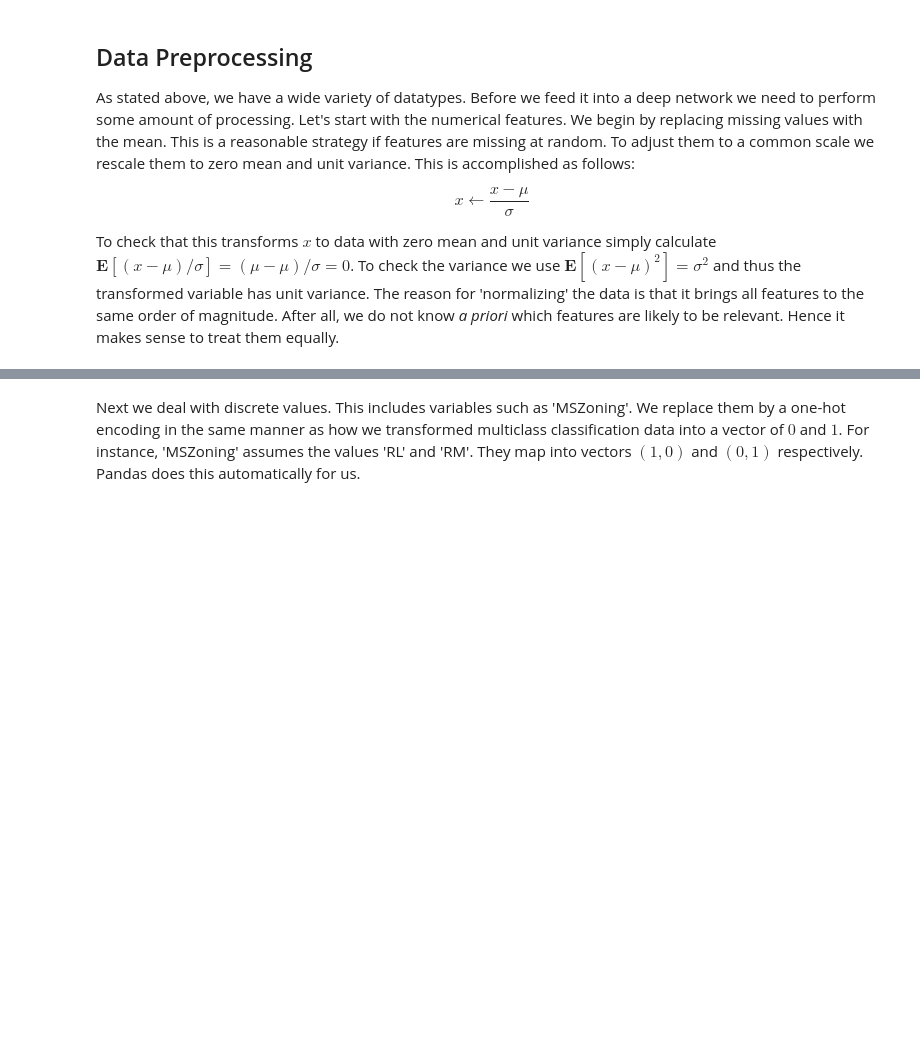
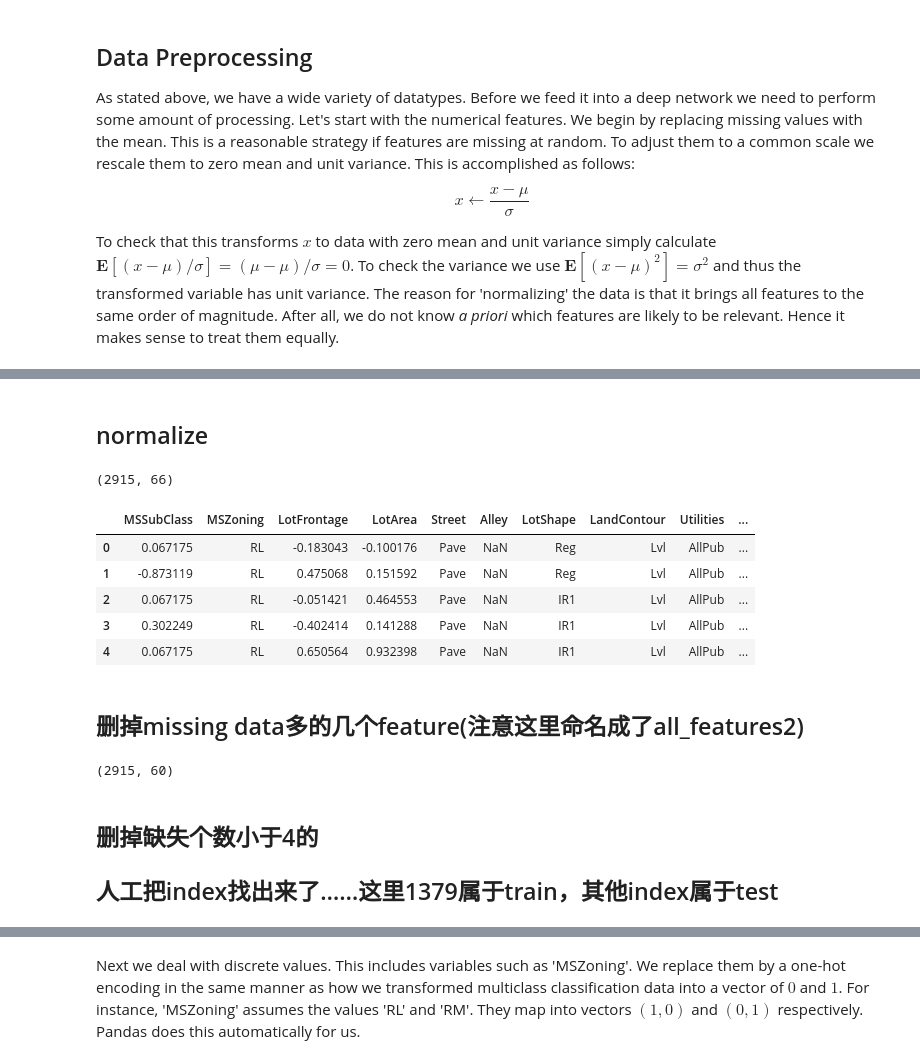
Before and after one commit to zhiming-xu/STAT157, a Jupyter notebook: homework4.ipynb, the cells around one changed output, grey strips where cells are left out. Drawn from its saved outputs; the diff is of its cells as text; code cells hidden in the pictures; blank space fills up the shorter version.

```diff
--- a/homework4.ipynb
+++ b/homework4.ipynb
@@ -74,6 +373,36 @@ To check that this transforms $x$ to data with zero mean and unit variance simpl
+# %%
+all_features['LotArea'] = np.log1p(all_features['LotArea'] + 1.0)
+all_features['3SsnPorch'] = np.log1p(all_features['3SsnPorch'] + 1.0)
+all_features['KitchenAbvGr'] = np.log1p(all_features['KitchenAbvGr'] + 1.0)
+all_features['EnclosedPorch'] = np.log1p(all_features['EnclosedPorch'] + 1.0)
+all_features['ScreenPorch'] = np.log1p(all_features['ScreenPorch'] + 1.0)
+all_features['MasVnrArea'] = np.log1p(all_features['MasVnrArea'] + 1.0)
+all_features['OpenPorchSF'] = np.log1p(all_features['OpenPorchSF'] + 1.0)
+# %% [markdown]
+## normalize
 # %%
 numeric_features = all_features.dtypes[all_features.dtypes != 'object'].index
 all_features[numeric_features] = all_features[numeric_features].apply(
     lambda x: (x - x.mean()) / (x.std()))
 # after standardizing the data all means vanish, hence we can set missing values to 0
-all_features = all_features.fillna(0)
+#all_features = all_features.fillna(0)
+print(all_features.shape)
+all_features.head(5)
+# %% [output]
+(2915, 66)
+|  | MSSubClass | MSZoning | LotFrontage | LotArea | Street | Alley | LotShape | LandContour | Utilities | ... |
+| 0 | 0.067175 | RL | -0.183043 | -0.100176 | Pave | NaN | Reg | Lvl | AllPub | ... |
+| 1 | -0.873119 | RL | 0.475068 | 0.151592 | Pave | NaN | Reg | Lvl | AllPub | ... |
+| 2 | 0.067175 | RL | -0.051421 | 0.464553 | Pave | NaN | IR1 | Lvl | AllPub | ... |
+| 3 | 0.302249 | RL | -0.402414 | 0.141288 | Pave | NaN | IR1 | Lvl | AllPub | ... |
+| 4 | 0.067175 | RL | 0.650564 | 0.932398 | Pave | NaN | IR1 | Lvl | AllPub | ... |
+# %% [markdown]
+## 删掉missing data多的几个feature(注意这里命名成了all_features2)
+# %%
+all_features2 = all_features.drop((missing_data[missing_data['Total'] >= 485]).index,1)
+all_features2.shape
+# %% [output]
+(2915, 60)
+# %% [markdown]
+## 删掉缺失个数小于4的
+## 人工把index找出来了……这里1379属于train，其他index属于test
```
Also changed, not shown: parts of 55 cells of this notebook, 1 other file.
